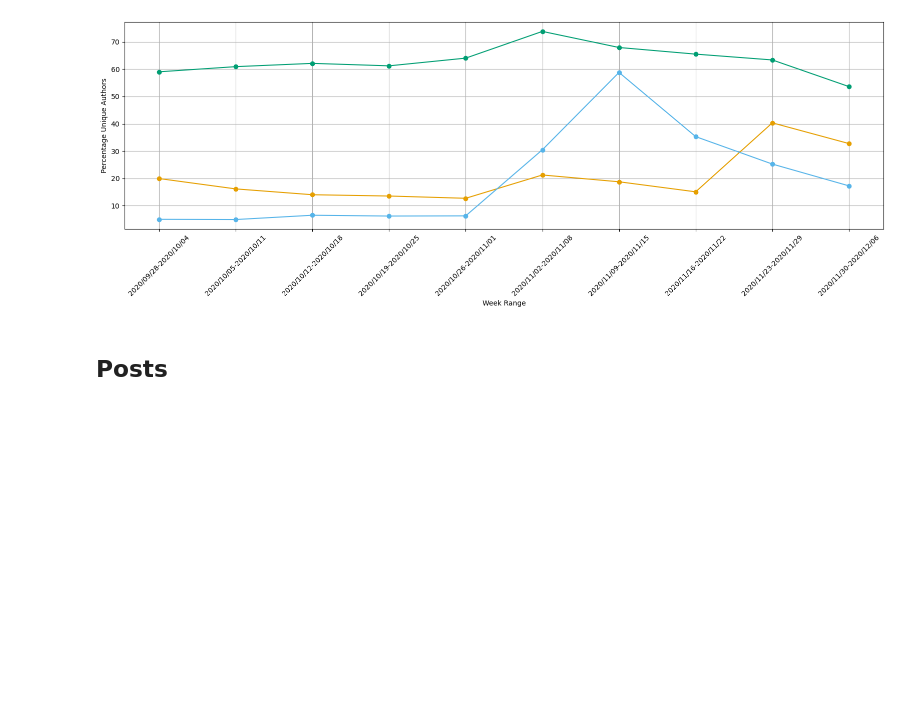
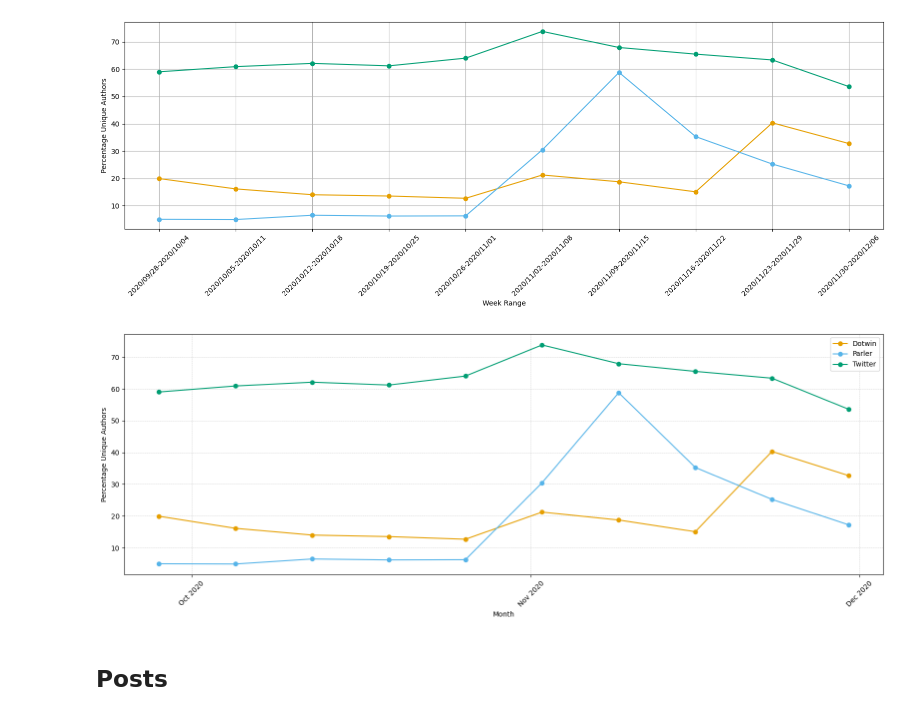
Before and after one commit to nmrastogi/QAnon, a Jupyter notebook: same_range.ipynb, the cells around one changed output. Drawn from its saved outputs; the diff is of its cells as text; code cells hidden in the pictures; blank space fills up the shorter version.

```diff
--- a/same_range.ipynb
+++ b/same_range.ipynb
@@ -3459,6 +3459,62 @@ plt.tight_layout()
 plt.show()
 # %% [output]
 [figure]
+# %%
+import pandas as pd
+import matplotlib.pyplot as plt
+from datetime import datetime, timedelta
+import matplotlib.dates as mdates
+
+# Custom colors
+colors = ['#E69F00', '#56B4E9', '#009E73']
+
+# Function to get week start date
+def get_week_start(week_value):
+    try:
+        if isinstance(week_value, pd.Period):
+            return week_value.start_time
+        else:
+            start_str = str(week_value).split("/")[0]
+            return datetime.strptime(start_str, "%Y-%m-%d")
+    except Exception:
+        return pd.NaT
+
+# Apply to get datetime column
+df1['week_start'] = df1['year_week'].apply(get_week_start)
+df2['week_start'] = df2['year_week'].apply(get_week_start)
+dp['week_start'] = dp['year_week'].apply(get_week_start)
+
+# Plotting
+plt.figure(figsize=(16, 6))
+
+plt.plot(df1['week_start'], df1['unique_authors'],
+         label='Dotwin', linestyle='-', marker='o', color=colors[0])
+
+plt.plot(df2['week_start'], df2['creator'],
+         label='Parler', linestyle='-', marker='o', color=colors[1])
+
+plt.plot(dp['week_start'], dp['unique_user_count'],
+         label='Twitter', linestyle='-', marker='o', color=colors[2])
+
+# X-axis formatting: Month-Year ticks
+ax = plt.gca()
+ax.xaxis.set_major_locator(mdates.MonthLocator())
+ax.xaxis.set_major_formatter(mdates.DateFormatter('%b %Y'))
+
+# Optional: center around August 2020
+# center_date = datetime(2020, 8, 15)
+# span_days = 100
+# plt.xlim(center_date - timedelta(days=span_days), center_date + timedelta(days=span_days))
+
+plt.xlabel('Month')
+plt.ylabel('Percentage Unique Authors')
+plt.legend()
+plt.xticks(rotation=45)
+plt.grid(True, which='both', linestyle='--', linewidth=0.5, alpha=0.7)
+plt.tight_layout()
+plt.show()
+# %% [output]
+[figure, added]
 # %% [markdown]
 ## Posts
 # %%
```
Also changed, not shown: 1 other file.
